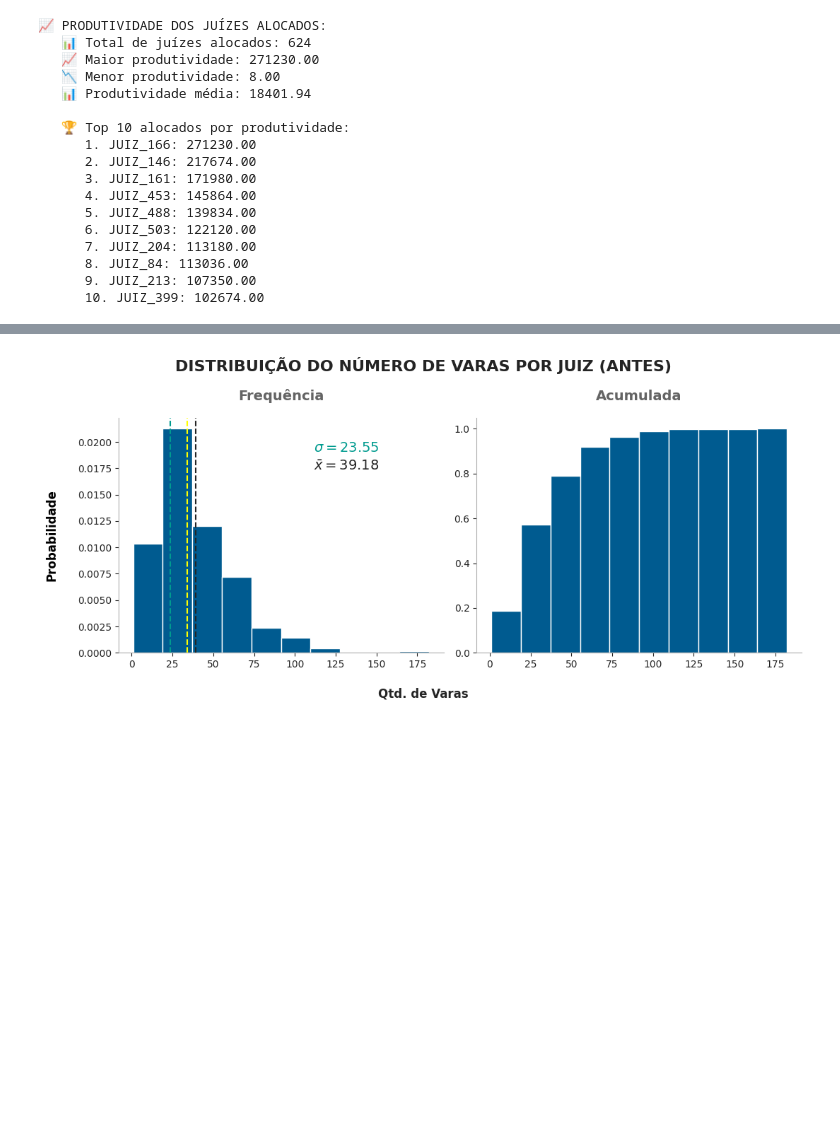
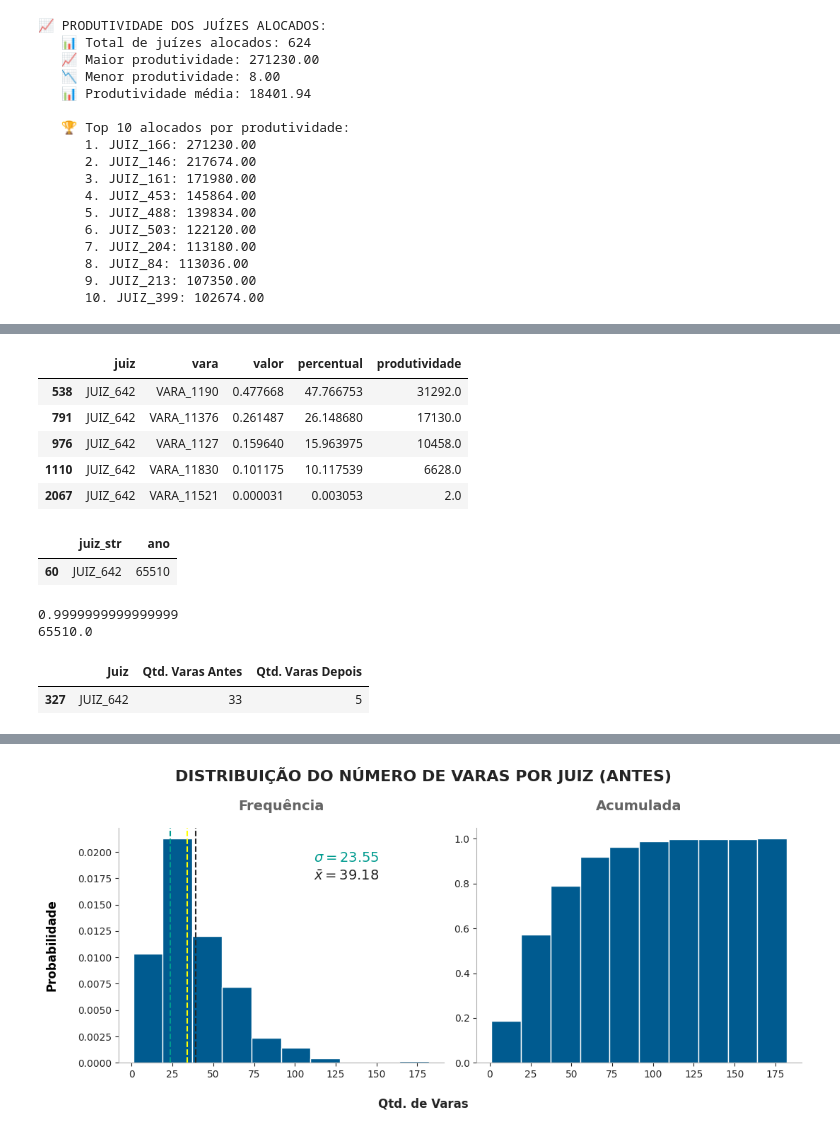
Before and after one commit to houstonsantos/max-jud-tjba, a Jupyter notebook: src/model_tcc/max_jud.ipynb, the cells around one changed output, grey strips where cells are left out. Cells and saved outputs as stored; diff of their text form; code cells hidden in the pictures; blank space fills up the shorter version.

```diff
--- a/src/model_tcc/max_jud.ipynb
+++ b/src/model_tcc/max_jud.ipynb
@@ -1476,3 +1500,28 @@ df_demanda_vara_x_juize['Qtd Juizes Depois'] = df_demanda_vara_x_juize['Vara'].m
+# %%
+df_alocacoes[df_alocacoes['juiz'] == 'JUIZ_642']
+# %% [output]
+|  | juiz | vara | valor | percentual | produtividade |
+| 538 | JUIZ_642 | VARA_1190 | 0.477668 | 47.766753 | 31292.0 |
+| 791 | JUIZ_642 | VARA_11376 | 0.261487 | 26.148680 | 17130.0 |
+| 976 | JUIZ_642 | VARA_1127 | 0.159640 | 15.963975 | 10458.0 |
+| 1110 | JUIZ_642 | VARA_11830 | 0.101175 | 10.117539 | 6628.0 |
+| 2067 | JUIZ_642 | VARA_11521 | 0.000031 | 0.003053 | 2.0 |
+# %%
+P_it[P_it['juiz_str'] == 'JUIZ_642'][['juiz_str', 'ano']]
+# %% [output]
+|  | juiz_str | ano |
+| 60 | JUIZ_642 | 65510 |
+# %%
+print(df_alocacoes[df_alocacoes['juiz'] == 'JUIZ_642'][['valor']].sum()[0])
+print(df_alocacoes[df_alocacoes['juiz'] == 'JUIZ_642'][['produtividade']].sum()[0])
+# %% [output]
+0.9999999999999999
+65510.0
+# %%
+df_juiz_x_vara[df_juiz_x_vara['Juiz'] == 'JUIZ_642']
+# %% [output]
+|  | Juiz | Qtd. Varas Antes | Qtd. Varas Depois |
+| 327 | JUIZ_642 | 33 | 5 |
 # %%
 # Gráfico da produtividade das varas vs número de juízes
 chart1 = (
```
Also changed, not shown: parts of 6 cells of this notebook.
